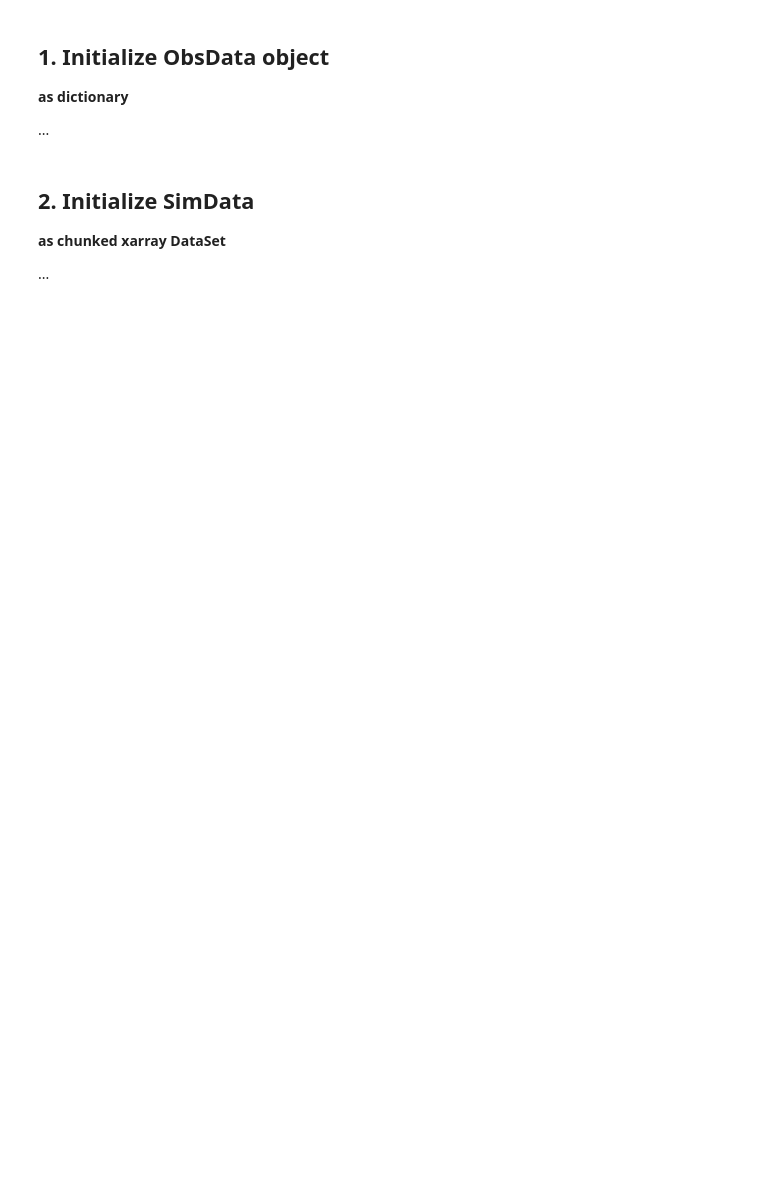
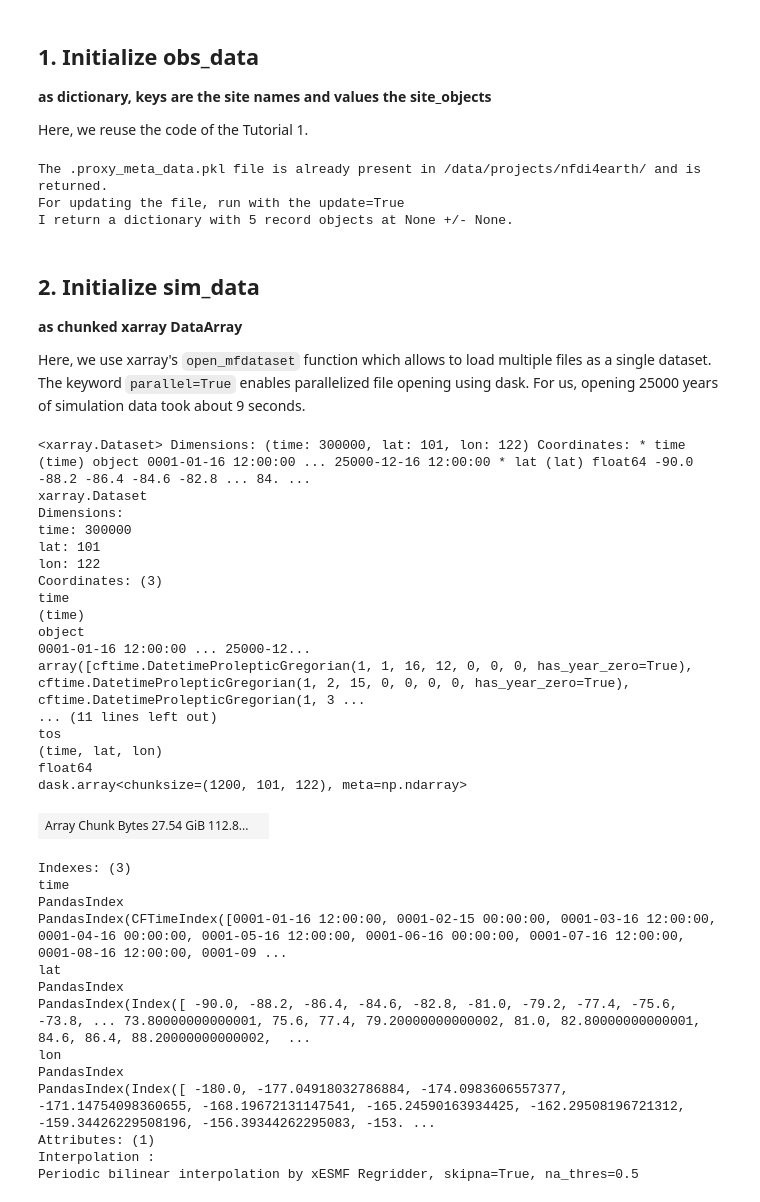
Before and after one commit to paleovar/cupsm, a Jupyter notebook: tutorials/Tutorial2-Forward_modelling.ipynb, the cells around one changed output. Saved outputs shown, nothing was run; the diff lists cells and outputs as text; code cells hidden in the pictures; blank space fills up the shorter version.

```diff
--- a/tutorials/Tutorial2-Forward_modelling.ipynb
+++ b/tutorials/Tutorial2-Forward_modelling.ipynb
@@ -27,11 +79,60 @@ sim_data_path = "/data/projects/nfdi4earth/regridded_tos_mpi-esm/" # path where
 # %% [markdown]
-## 1. Initialize ObsData object
-**as dictionary**
+## 1. Initialize obs_data
+**as dictionary, keys are the site names and values the site_objects**
 
 
-...
+Here, we reuse the code of the Tutorial 1.
+# %%
+# load the overview table
+proxy_overview_table = cupsm.create_proxy_info(database_path=lipd_path, save_path=table_path)
+
+# specify example sites
+sites = ["SU81_18.lpd", "TR163_22.lpd", "SO201_2_12KL.lpd", "MD98_2181.lpd", "GeoB1711_4.lpd"]
+
+# get the obs_data object
+obs_data = cupsm.get_records_df(df=proxy_overview_table, file_name=sites, return_as="dictionary")
+# %% [output]
+The .proxy_meta_data.pkl file is already present in /data/projects/nfdi4earth/ and is returned.
+For updating the file, run with the update=True
+I return a dictionary with 5 record objects at None +/- None.
 # %% [markdown]
-## 2. Initialize SimData
-**as chunked xarray DataSet**
+## 2. Initialize sim_data
+**as chunked xarray DataArray**
 
-...
+Here, we use xarray's `open_mfdataset` function which allows to load multiple files as a single dataset. The keyword `parallel=True` enables parallelized file opening using dask. For us, opening 25000 years of simulation data took about 9 seconds.
+# %%
+sim_data = xr.open_mfdataset(f"{sim_data_path}*.nc", parallel=True, use_cftime=True,)
+
+sim_data
+# %% [output]
+<xarray.Dataset> Dimensions: (time: 300000, lat: 101, lon: 122) Coordinates: * time (time) object 0001-01-16 12:00:00 ... 25000-12-16 12:00:00 * lat (lat) float64 -90.0 -88.2 -86.4 -84.6 -82.8 ... 84. ...
+xarray.Dataset
+Dimensions:
+time: 300000
+lat: 101
+lon: 122
+Coordinates: (3)
+time
+(time)
+object
+0001-01-16 12:00:00 ... 25000-12...
+array([cftime.DatetimeProlepticGregorian(1, 1, 16, 12, 0, 0, 0, has_year_zero=True), cftime.DatetimeProlepticGregorian(1, 2, 15, 0, 0, 0, 0, has_year_zero=True), cftime.DatetimeProlepticGregorian(1, 3 ...
+... (11 lines left out)
+tos
+(time, lat, lon)
+float64
+dask.array<chunksize=(1200, 101, 122), meta=np.ndarray>
+| Array Chunk Bytes 27.54 GiB 112.8... |  |
+Indexes: (3)
+time
+PandasIndex
+PandasIndex(CFTimeIndex([0001-01-16 12:00:00, 0001-02-15 00:00:00, 0001-03-16 12:00:00, 0001-04-16 00:00:00, 0001-05-16 12:00:00, 0001-06-16 00:00:00, 0001-07-16 12:00:00, 0001-08-16 12:00:00, 0001-09 ...
+lat
+PandasIndex
+PandasIndex(Index([ -90.0, -88.2, -86.4, -84.6, -82.8, -81.0, -79.2, -77.4, -75.6, -73.8, ... 73.80000000000001, 75.6, 77.4, 79.20000000000002, 81.0, 82.80000000000001, 84.6, 86.4, 88.20000000000002,  ...
+lon
+PandasIndex
+PandasIndex(Index([ -180.0, -177.04918032786884, -174.0983606557377, -171.14754098360655, -168.19672131147541, -165.24590163934425, -162.29508196721312, -159.34426229508196, -156.39344262295083, -153. ...
+Attributes: (1)
+Interpolation :
+Periodic bilinear interpolation by xESMF Regridder, skipna=True, na_thres=0.5
```
Also changed, not shown: parts of 31 cells of this notebook, 8 other files.
